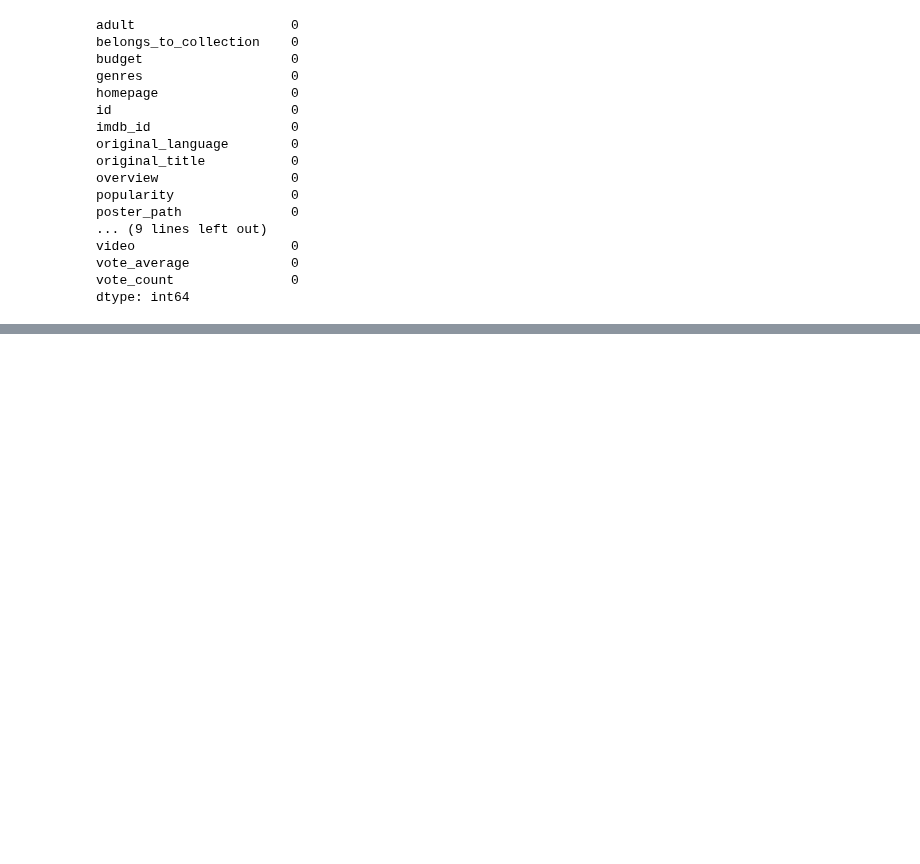
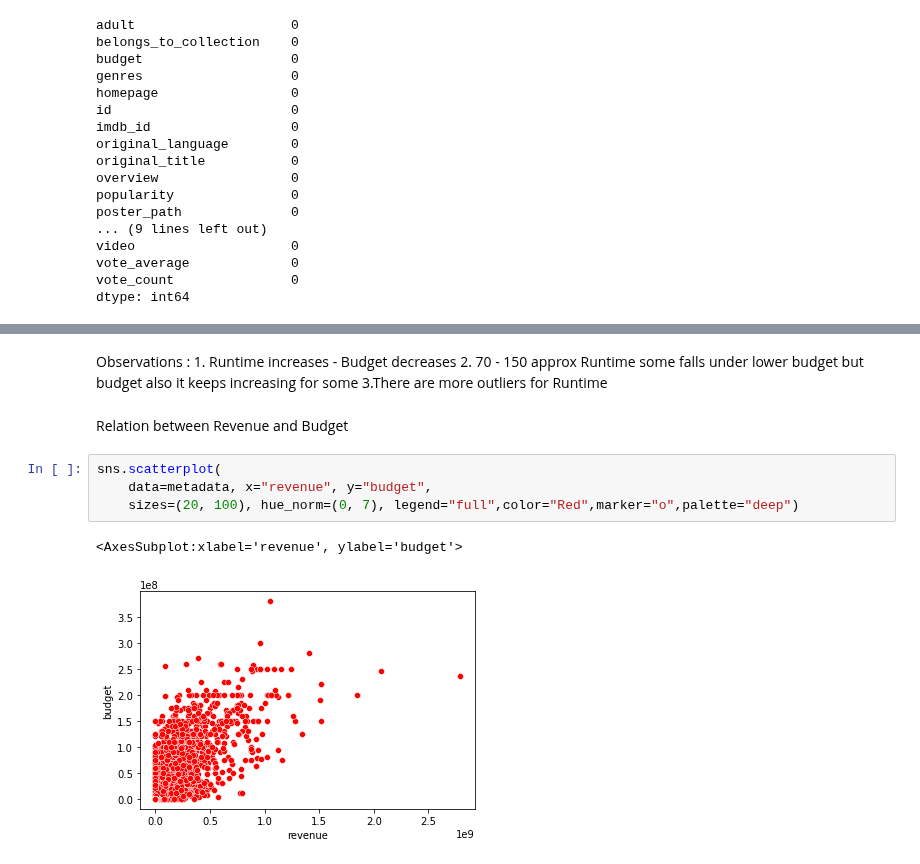
Before and after one commit to priya25-1998/Capstone-Project_Movie-Recommendation-Engine, a Jupyter notebook: Understanding the Dataset.ipynb, the cells around one changed output, grey strips where cells are left out. Saved outputs shown, nothing was run; the diff lists cells and outputs as text; blank space fills up the shorter version.

```diff
--- a/Understanding the Dataset.ipynb
+++ b/Understanding the Dataset.ipynb
@@ -554,0 +705,12 @@ dtype: int64
+# %% [markdown]
+Observations : 1. Runtime increases - Budget decreases                                                              2. 70 - 150 approx Runtime some falls under lower budget but                                             budget also it keeps increasing for some
+               3.There are more outliers for Runtime
+# %% [markdown]
+Relation between Revenue and Budget
+# %%
+sns.scatterplot(
+    data=metadata, x="revenue", y="budget",
+    sizes=(20, 100), hue_norm=(0, 7), legend="full",color="Red",marker="o",palette="deep")
+# %% [output]
+<AxesSubplot:xlabel='revenue', ylabel='budget'>
+[figure, added]
```
Also changed, not shown: parts of 26 cells of this notebook.
